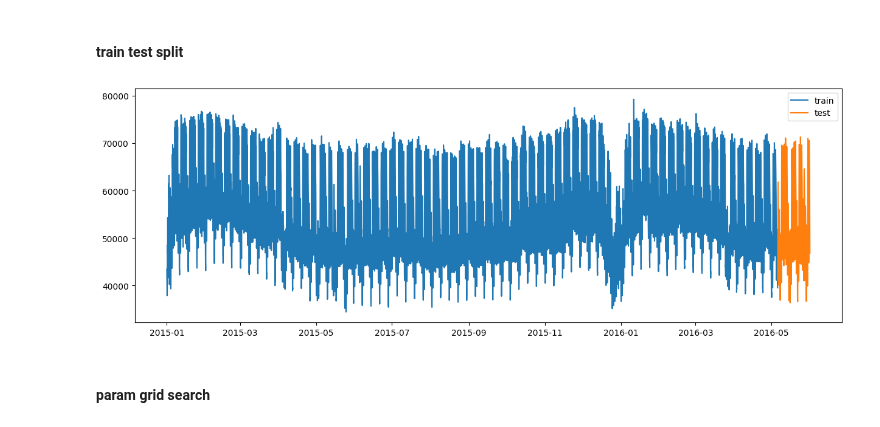
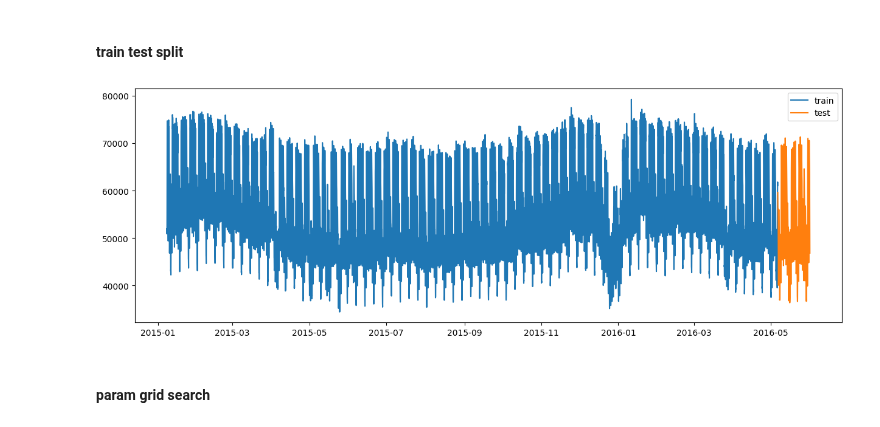
Before and after one commit to hikotei/2023_11-PTSFC, a Jupyter notebook: Energy/2023_12_21 lin reg dummy, xgboost, lightgbm.ipynb, the cells around one changed output. Cells and saved outputs as stored; diff of their text form; code cells hidden in the pictures.

```diff
--- a/Energy/2023_12_21 lin reg dummy, xgboost, lightgbm.ipynb
+++ b/Energy/2023_12_21 lin reg dummy, xgboost, lightgbm.ipynb
@@ -343,20 +468,20 @@ def fit_lin_reg(df, method='ols', test_perc=0.01, drop_cols=None, title_addon=No
 
     return X_train, X_test, y_train, y_test, results, y_pred
 # %%
-hr_meths = ['simple', 'seasonal', 'monthly']
-hr_meths = ['simple']
+# hr_meths = ['simple', 'seasonal', 'monthly']
+# hr_meths = ['simple']
 
-for hour_method in hr_meths:
+# for hour_method in hr_meths:
 
-    df_energy_dummy = create_dummy_df(df_energy, hour_method=hour_method)
+#     df_energy_dummy = create_dummy_df(df_energy, hour_method=hour_method, holiday_method='separate')
 
-    # take smaller dataset
-    start = '2015-01-01'
-    end = '2018-06-01'
-    df_energy_dummy_small = df_energy_dummy.loc[(df_energy_dummy['timestamp_CET'] > start) &
-                                                (df_energy_dummy['timestamp_CET'] <= end)]
+#     # take smaller dataset
+#     start = '2015-01-01'
+#     end = '2018-06-01'
+#     df_energy_dummy_small = df_energy_dummy.loc[(df_energy_dummy['timestamp_CET'] > start) &
+#                                                 (df_energy_dummy['timestamp_CET'] <= end)]
 
-    # fit model on all data and another fit without "is_weekend" and "is_night"
-    title_add = f'{hour_method} hours, trained from {start} to {end}'
-    res = fit_lin_reg(df_energy_dummy_small, test_perc=0.02, method='ols', title_addon=title_add)
-    res = fit_lin_reg(df_energy_dummy_small, test_perc=0.02, method='ridge', title_addon=title_add)
+#     # fit model on all data and another fit without "is_weekend" and "is_night"
+#     title_add = f'{hour_method} hours, trained from {start} to {end}'
+#     res = fit_lin_reg(df_energy_dummy_small, test_perc=0.02, method='ols', title_addon=title_add)
+#     res = fit_lin_reg(df_energy_dummy_small, test_perc=0.02, method='ridge', title_addon=title_add)
@@ -411,35 +494,35 @@ from sklearn.model_selection import TimeSeriesSplit, GridSearchCV
 start   = '2015-01-01'
 end     = '2016-06-01'
 df_energy_small = df_energy.loc[(df_energy['timestamp_CET'] > start) &
                                 (df_energy['timestamp_CET'] <= end)]
 
-df = features_for_tree(df_energy_small)
+df = features_for_tree(df_energy_small, lags=[24, 7*24])
 test_perc = 0.05
 
 # - - - - - - - - - - - - - -
 # train test split for random forests
 
 n_total = df.shape[0]
 n_train = int((1-test_perc) * n_total)
 n_test = n_total - n_train
 
 X_train = df.iloc[:n_train]
 X_test = df.iloc[-n_test:]
 
 y_train = X_train['gesamt']
 y_test = X_test['gesamt']
 
 X_train = X_train.drop(['gesamt'], axis=1)
 X_test = X_test.drop(['gesamt'], axis=1)
 
 # - - - - - - - - - - - - - -
 plt.figure(figsize=(15, 5))
 plt.plot(y_train, label='train')
 plt.plot(y_test, label='test')
 plt.legend()
 plt.show()
 # %% [output]
-[figure, old version]
+[figure, new version]
 # %% [markdown]
 #### param grid search
 # %% [markdown]
```
Also changed, not shown: parts of 10 cells of this notebook, 2 other files.
